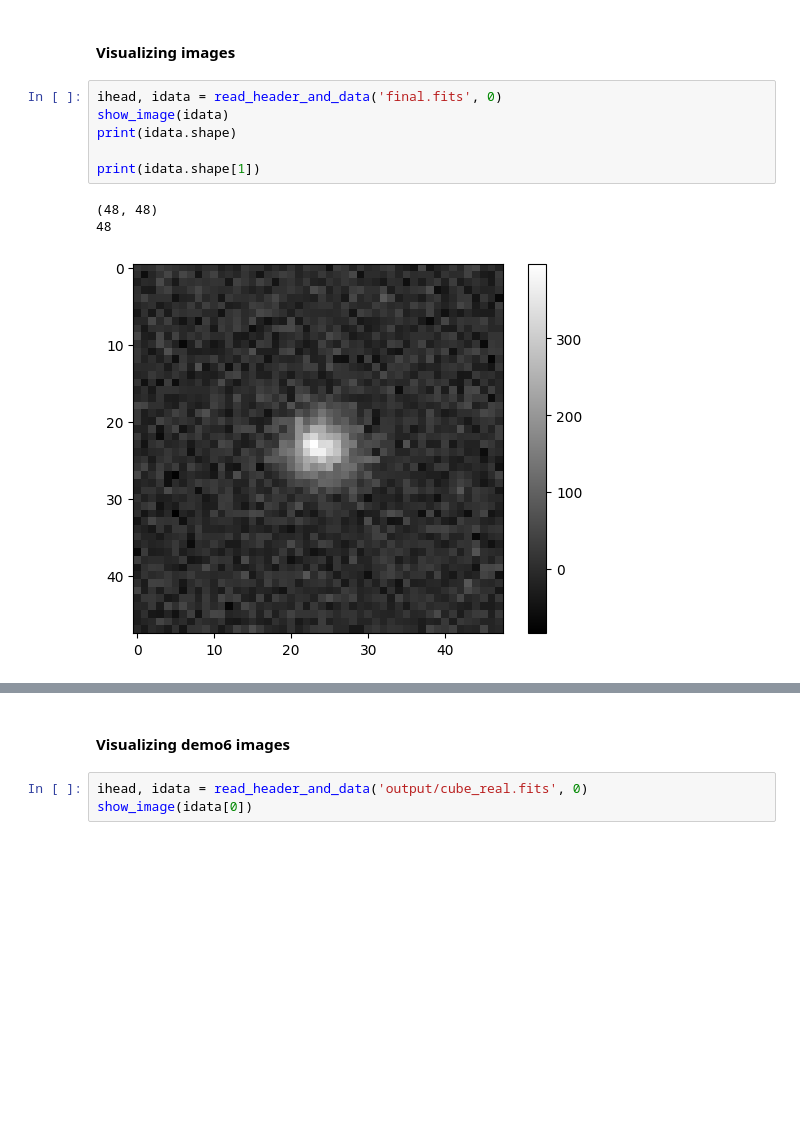
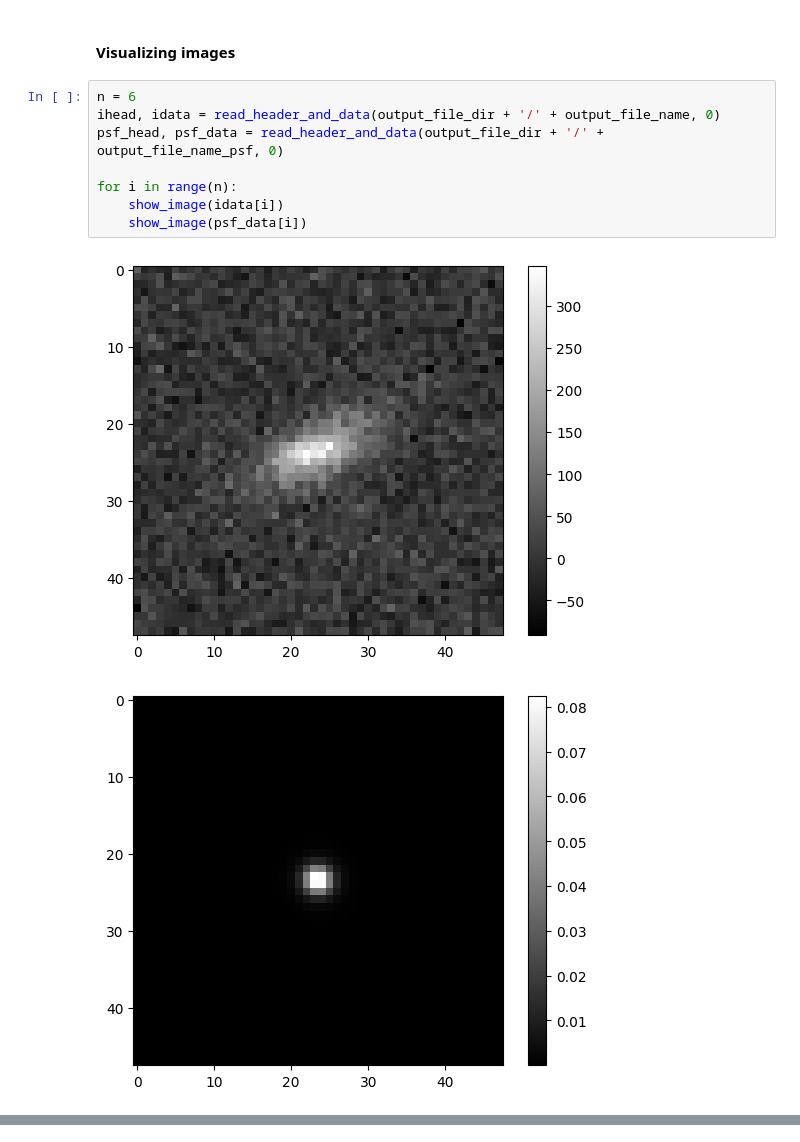
Before and after one commit to hugobbi/galaxy-deconvolution, a Jupyter notebook: src/simulating_galaxies.ipynb, the cells around one changed output, grey strips where cells are left out. Drawn from its saved outputs; the diff is of its cells as text; blank space fills up the shorter version.

Commit message:
Generating images in loop and saving to file

```diff
--- a/src/simulating_galaxies.ipynb
+++ b/src/simulating_galaxies.ipynb
@@ -170,12 +180,13 @@ galsim.fits.write(lsst_img, 'final.fits')
 # %% [markdown]
 #### Visualizing images
 # %%
-ihead, idata = read_header_and_data('final.fits', 0)
-show_image(idata)
-print(idata.shape)
+n = 6
+ihead, idata = read_header_and_data(output_file_dir + '/' + output_file_name, 0)
+psf_head, psf_data = read_header_and_data(output_file_dir + '/' + output_file_name_psf, 0)
 
-print(idata.shape[1])
+for i in range(n):
+    show_image(idata[i])
+    show_image(psf_data[i])
 # %% [output]
-(48, 48)
-48
-[figure, old version]
+[figure, new version]
+[figure, added]
@@ -182,5 +202,0 @@ print(idata.shape[1])
-# %% [markdown]
-#### Visualizing demo6 images
-# %%
-ihead, idata = read_header_and_data('output/cube_real.fits', 0)
-show_image(idata[0])
```
Also changed, not shown: parts of 3 cells of this notebook, 2 other files.
